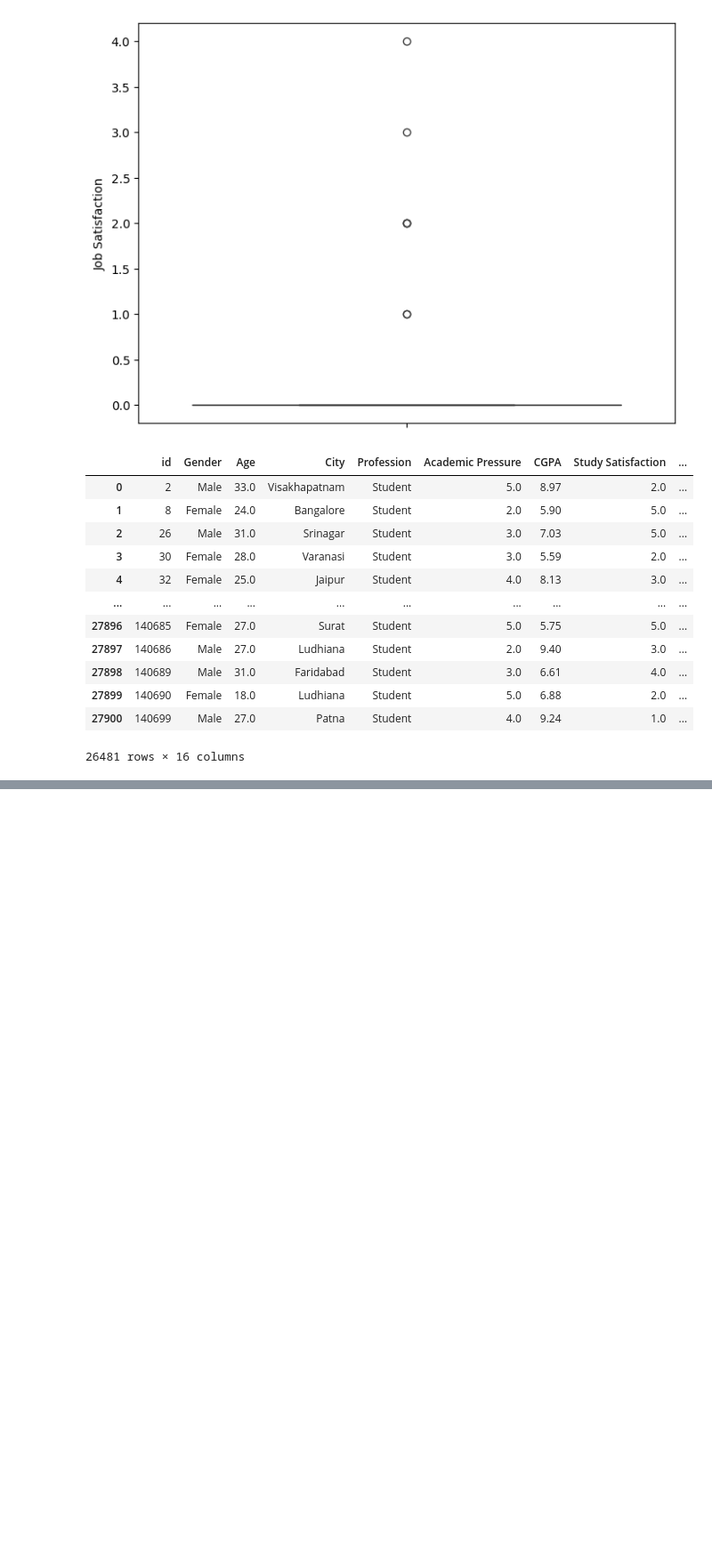
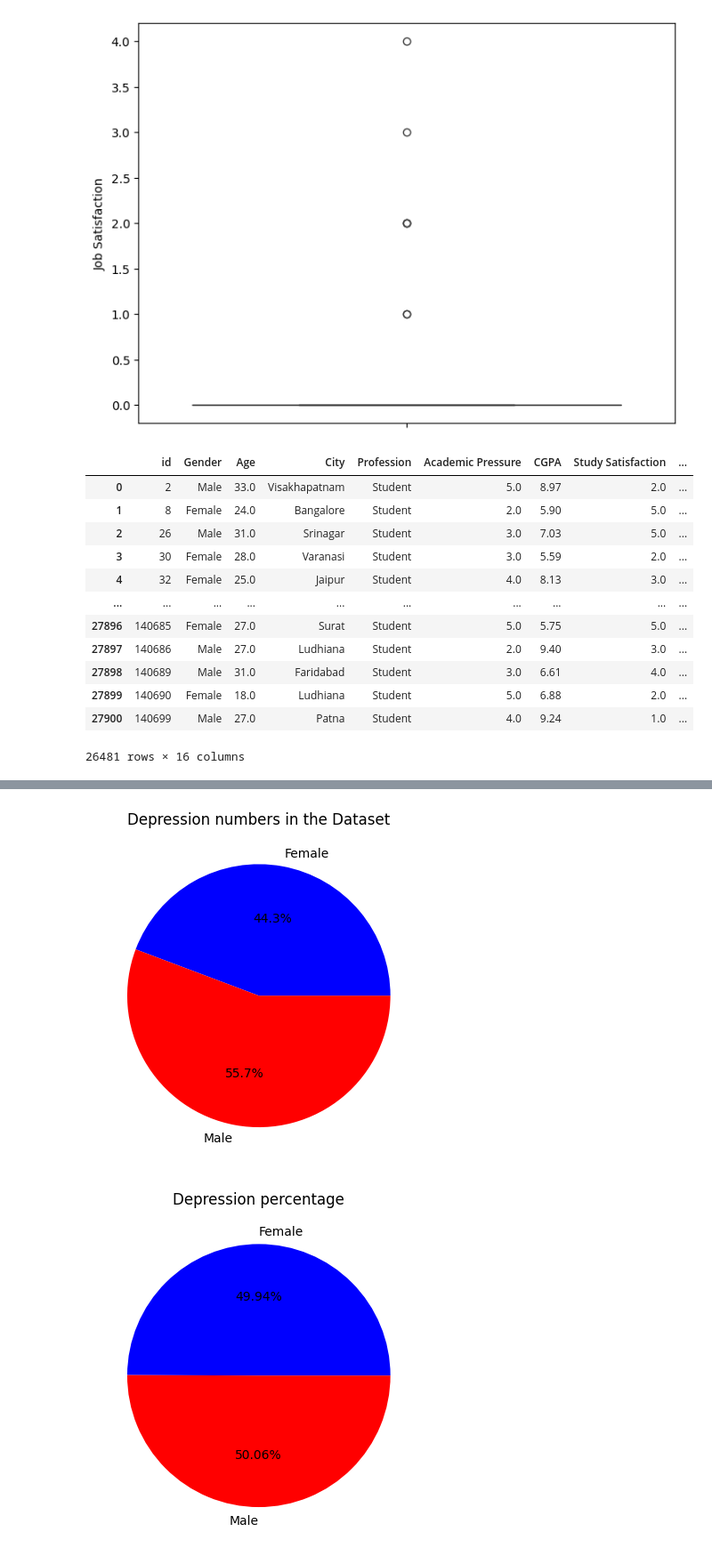
Before and after one commit to mohamed8905/Student_Depression_Dataset, a Jupyter notebook: DSM proj.ipynb, the cells around one changed output, grey strips where cells are left out. Shown at 89% size. Saved outputs shown, nothing was run; the diff lists cells and outputs as text; code cells hidden in the pictures; blank space fills up the shorter version.

```diff
--- a/DSM proj.ipynb
+++ b/DSM proj.ipynb
@@ -120,0 +143,14 @@ data
+# %%
+depression_by_gender = data.groupby("Gender")["Depression"].sum()
+depression_rate_by_gender = data.groupby("Gender")["Depression"].mean()
+
+plt.pie(depression_by_gender, labels=depression_by_gender.index, colors=['blue','red'], autopct='%1.1f%%')
+plt.title('Depression numbers in the Dataset')
+plt.show()
+
+plt.pie(depression_rate_by_gender, labels=depression_rate_by_gender.index, colors=['blue','red'], autopct='%1.2f%%')
+plt.title('Depression percentage')
+plt.show()
+# %% [output]
+[figure, added]
+[figure, added]
```
Also changed, not shown: parts of 9 cells of this notebook.
